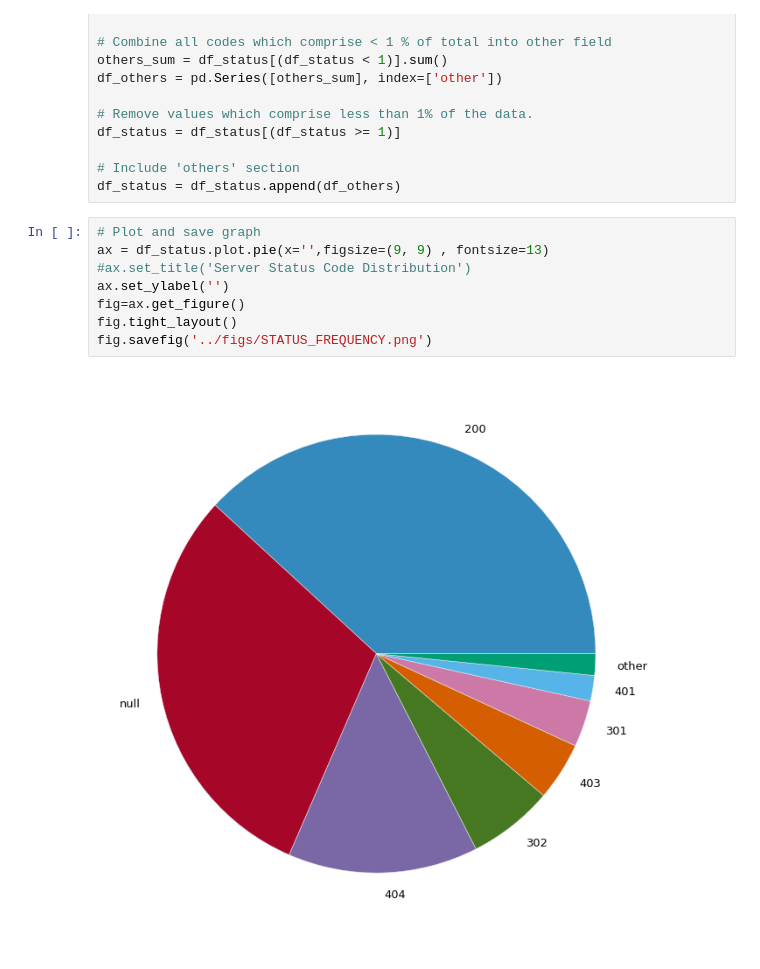
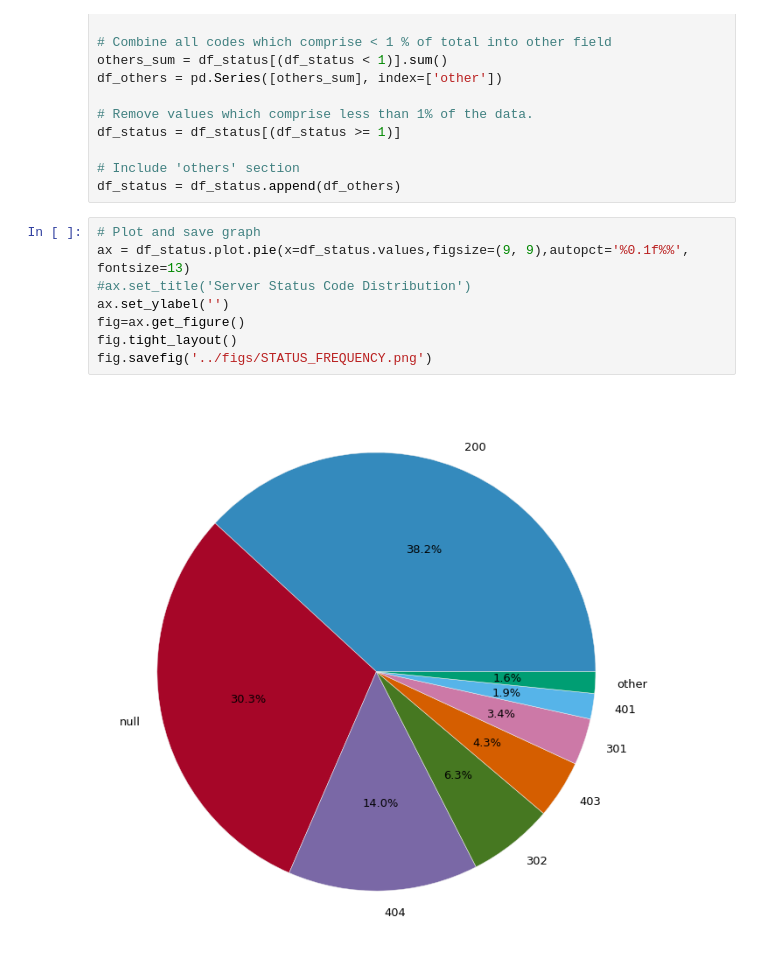
Before and after one commit to Ma5onic/open.data, a Jupyter notebook: opendirectories/scripts/generate_graphs.ipynb, the cells around one changed output. Saved outputs shown, nothing was run; the diff lists cells and outputs as text.

```diff
--- a/opendirectories/scripts/generate_graphs.ipynb
+++ b/opendirectories/scripts/generate_graphs.ipynb
@@ -32,11 +32,11 @@ df_status = df_status[(df_status >= 1)]
 df_status = df_status.append(df_others)
 # %%
 # Plot and save graph
-ax = df_status.plot.pie(x='',figsize=(9, 9) , fontsize=13)
+ax = df_status.plot.pie(x=df_status.values,figsize=(9, 9),autopct='%0.1f%%', fontsize=13)
 #ax.set_title('Server Status Code Distribution')
 ax.set_ylabel('')
 fig=ax.get_figure()
 fig.tight_layout()
 fig.savefig('../figs/STATUS_FREQUENCY.png')
 # %% [output]
-[figure, old version]
+[figure, new version]
```
Also changed, not shown: 6 other files.
